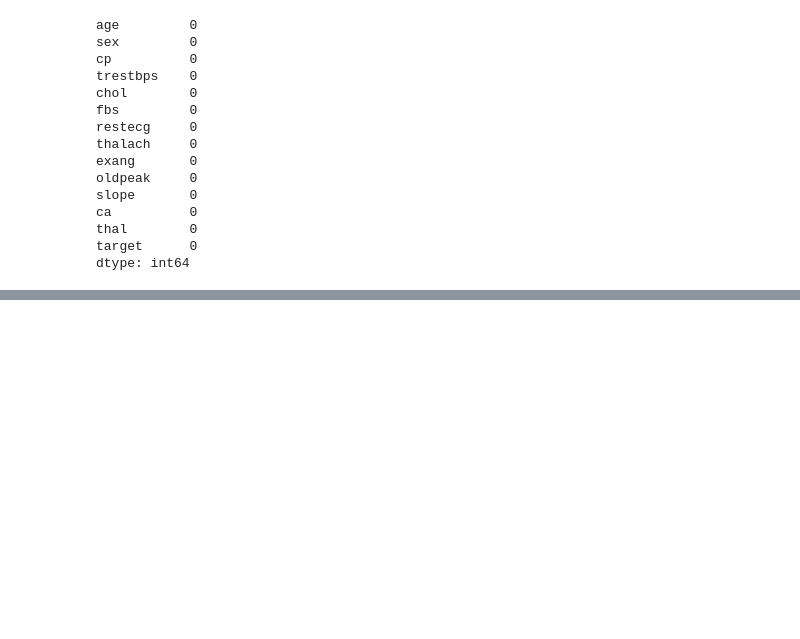
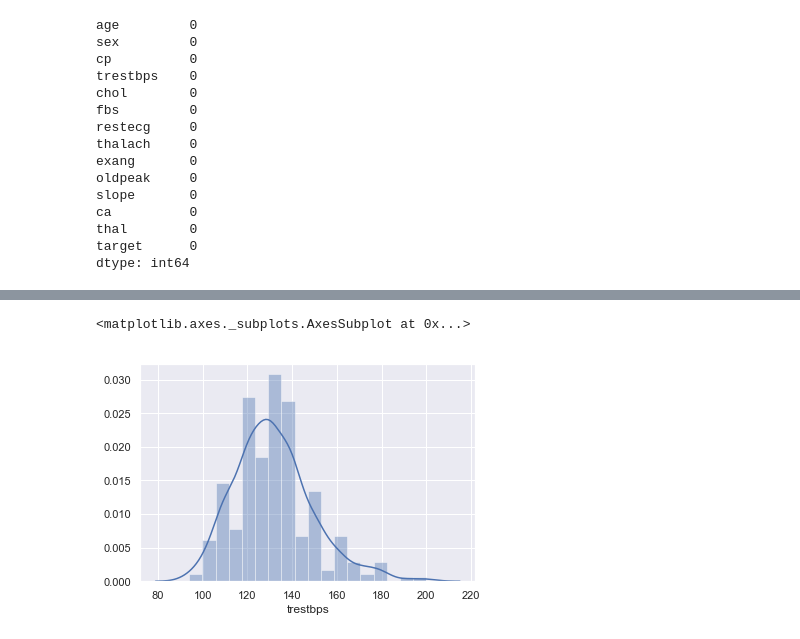
Before and after one commit to brigidcostello/coder-girl, a Jupyter notebook: Mini-Project1-EDA.ipynb, the cells around one changed output, grey strips where cells are left out. Drawn from its saved outputs; the diff is of its cells as text; code cells hidden in the pictures; blank space fills up the shorter version.

```diff
--- a/Mini-Project1-EDA.ipynb
+++ b/Mini-Project1-EDA.ipynb
@@ -83,0 +135,5 @@ dtype: int64
+# %%
+sns.distplot(heart['trestbps'])
+# %% [output]
+<matplotlib.axes._subplots.AxesSubplot at 0x...>
+[figure, added]
```
Also changed, not shown: parts of 15 cells of this notebook.
